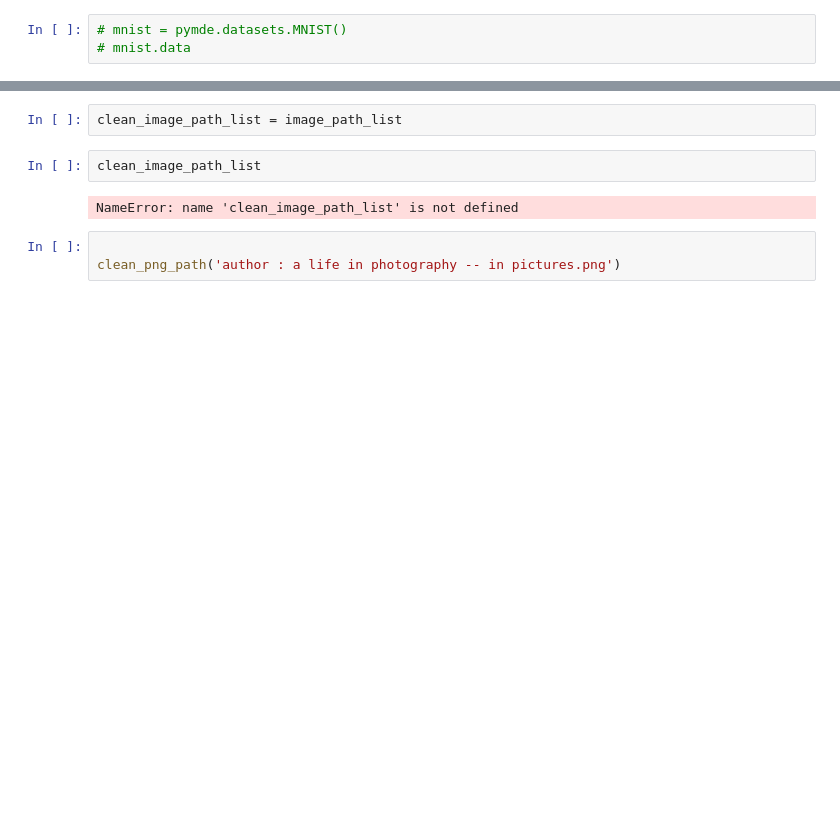
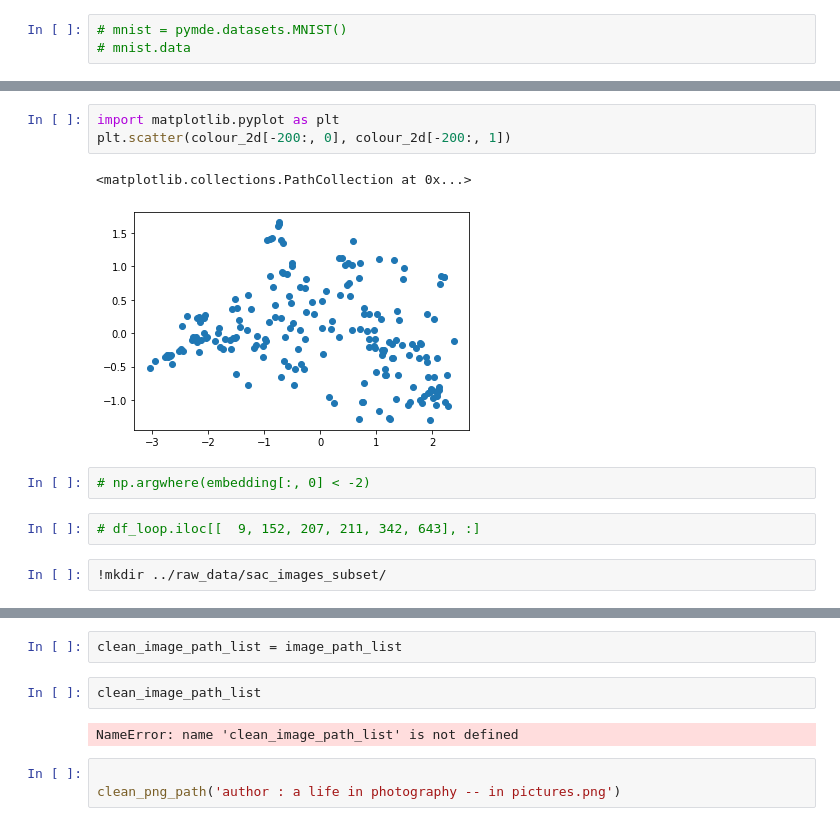
Before and after one commit to alecsharpie/game_asset_creation, a Jupyter notebook: notebooks/create_embedded_image_assets.ipynb, the cells around one changed output, grey strips where cells are left out. Saved outputs shown, nothing was run; the diff lists cells and outputs as text; blank space fills up the shorter version.

```diff
--- a/notebooks/create_embedded_image_assets.ipynb
+++ b/notebooks/create_embedded_image_assets.ipynb
@@ -250,0 +278,12 @@ image_path_list
+# %%
+import matplotlib.pyplot as plt
+plt.scatter(colour_2d[-200:, 0], colour_2d[-200:, 1])
+# %% [output]
+<matplotlib.collections.PathCollection at 0x...>
+[figure, added]
+# %%
+# np.argwhere(embedding[:, 0] < -2)
+# %%
+# df_loop.iloc[[  9, 152, 207, 211, 342, 643], :]
+# %%
+!mkdir ../raw_data/sac_images_subset/
```
Also changed, not shown: parts of 62 cells of this notebook, 2 other files.
